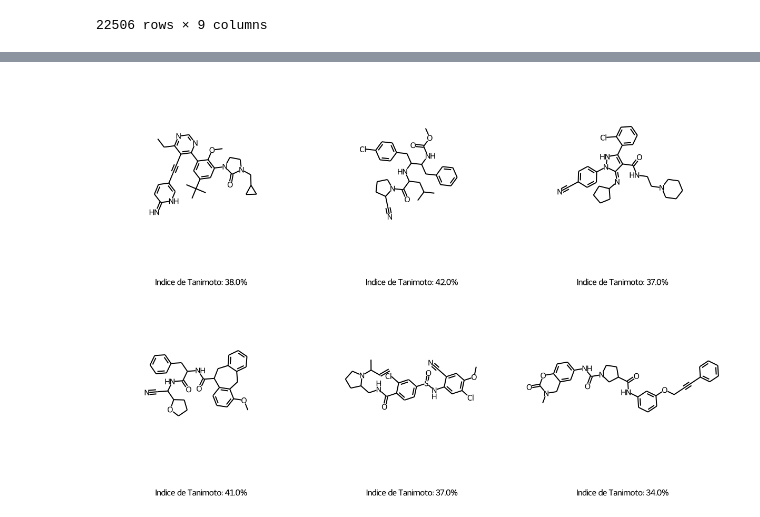
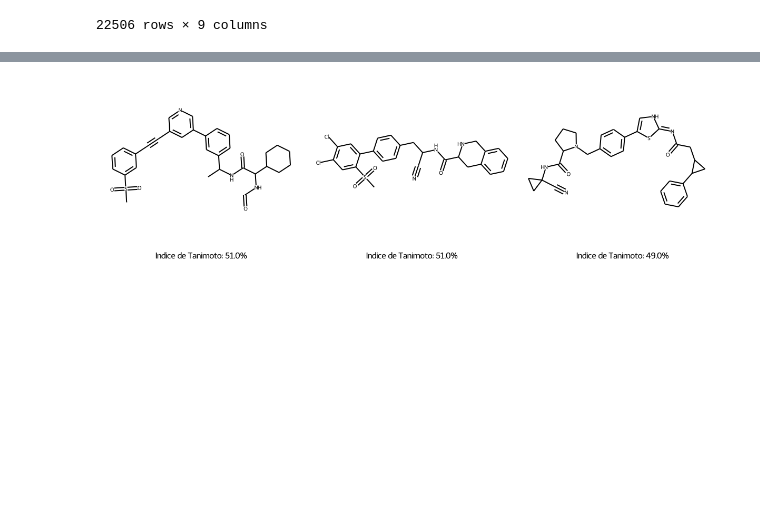
Before and after one commit to alverad-katsuro/chembl_analyser, a Jupyter notebook: cruzipain/re_imprimir_lig.ipynb, the cells around one changed output, grey strips where cells are left out. Cells and saved outputs as stored; diff of their text form; code cells hidden in the pictures; blank space fills up the shorter version.

```diff
--- a/cruzipain/re_imprimir_lig.ipynb
+++ b/cruzipain/re_imprimir_lig.ipynb
@@ -46,7 +46,7 @@ novos_ligantes_odn
 | 22505 | CCCC(=O)Nc1ccc(Sc2cc(=O)[nH]c3ccc... | 4.35830 | 102.58 | 520.214427 | 0.482027 | 5 | 2 | 0.000149 | 0.32 |
 22506 rows × 9 columns
 # %%
-seis_primeiros_ligs_odn = novos_ligantes_odn.loc[novos_ligantes_odn.Smiles.str.contains("#")].sort_values(by='active_probability', ascending=False).iloc[:6,:]
+seis_primeiros_ligs_odn = novos_ligantes_odn.loc[novos_ligantes_odn.Smiles.str.contains("#")].sort_values(by='i_tanimoto', ascending=False).iloc[:3,:]
 seis_primeiros_ligs_odn
 # %% [output]
 |  | Smiles | logp | tpsa | molwt | qed | hba | hbd | active_probability | i_tanimoto |
@@ -64,5 +64,5 @@ prob_odn = [f"Indice de Tanimoto: {elemento[-1] * 100}%" for elemento in seis_pr
 # %%
-imagem_ligs_odn = Chem.Draw.MolsToGridImage(elementos_odn, legends=prob_odn,subImgSize=(400,400),returnPNG=False)
+imagem_ligs_odn = Chem.Draw.MolsToGridImage(elementos_odn, legends=prob_odn,subImgSize=(400,350),returnPNG=False, molsPerRow=3)
 imagem_ligs_odn
 # %% [output]
-[figure, old version]
+[figure, new version]
```
Also changed, not shown: parts of 8 cells of this notebook, 9 other files.
